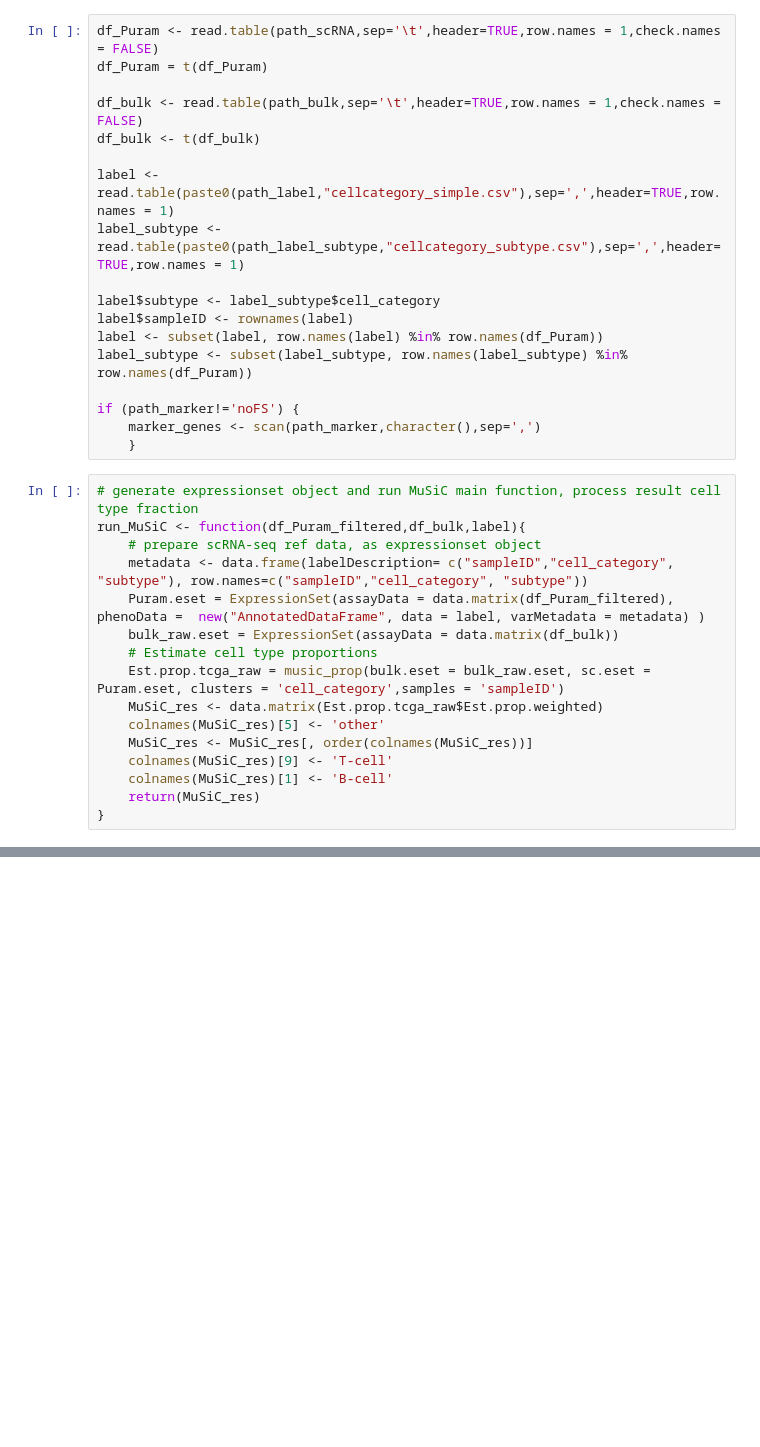
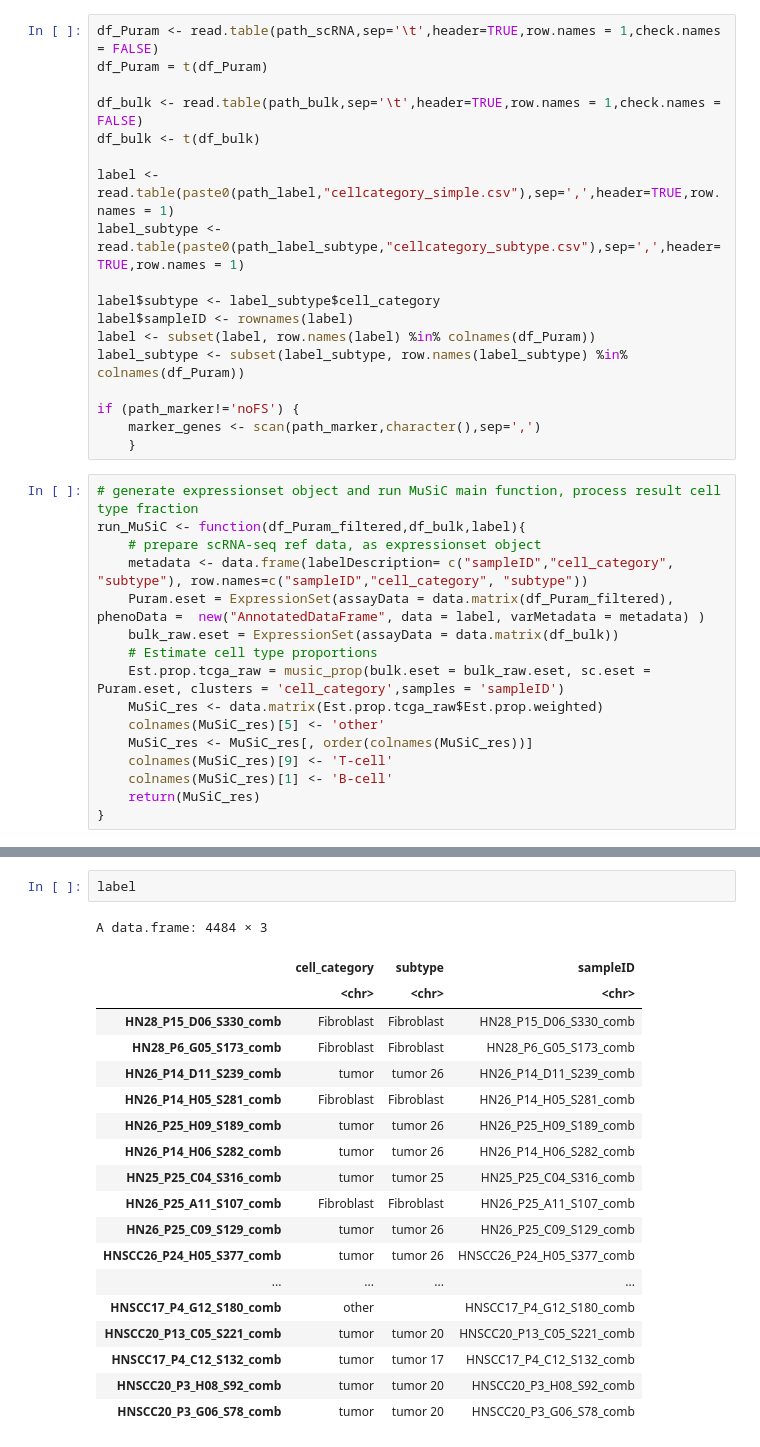
Before and after one commit to ElderMedic/HNSCCdeCon, a Jupyter notebook: runscripts/runMuSiC.ipynb, the cells around one changed output, grey strips where cells are left out. Cells and saved outputs as stored; diff of their text form; blank space fills up the shorter version.

```diff
--- a/runscripts/runMuSiC.ipynb
+++ b/runscripts/runMuSiC.ipynb
@@ -59,8 +70,8 @@ label_subtype <- read.table(paste0(path_label_subtype,"cellcategory_subtype.csv"
 
 label$subtype <- label_subtype$cell_category
 label$sampleID <- rownames(label)
-label <- subset(label, row.names(label) %in% row.names(df_Puram))
-label_subtype <- subset(label_subtype, row.names(label_subtype) %in% row.names(df_Puram))
+label <- subset(label, row.names(label) %in% colnames(df_Puram))
+label_subtype <- subset(label_subtype, row.names(label_subtype) %in% colnames(df_Puram))
 
 if (path_marker!='noFS') {
     marker_genes <- scan(path_marker,character(),sep=',')
@@ -83,0 +125,22 @@ run_MuSiC <- function(df_Puram_filtered,df_bulk,label){
+# %%
+label
+# %% [output]
+A data.frame: 4484 × 3
+|  | cell_category | subtype | sampleID |
+|  | <chr> | <chr> | <chr> |
+| HN28_P15_D06_S330_comb | Fibroblast | Fibroblast | HN28_P15_D06_S330_comb |
+| HN28_P6_G05_S173_comb | Fibroblast | Fibroblast | HN28_P6_G05_S173_comb |
+| HN26_P14_D11_S239_comb | tumor | tumor 26 | HN26_P14_D11_S239_comb |
+| HN26_P14_H05_S281_comb | Fibroblast | Fibroblast | HN26_P14_H05_S281_comb |
+| HN26_P25_H09_S189_comb | tumor | tumor 26 | HN26_P25_H09_S189_comb |
+| HN26_P14_H06_S282_comb | tumor | tumor 26 | HN26_P14_H06_S282_comb |
+| HN25_P25_C04_S316_comb | tumor | tumor 25 | HN25_P25_C04_S316_comb |
+| HN26_P25_A11_S107_comb | Fibroblast | Fibroblast | HN26_P25_A11_S107_comb |
+| HN26_P25_C09_S129_comb | tumor | tumor 26 | HN26_P25_C09_S129_comb |
+| HNSCC26_P24_H05_S377_comb | tumor | tumor 26 | HNSCC26_P24_H05_S377_comb |
+| ... | ... | ... | ... |
+| HNSCC17_P4_G12_S180_comb | other |  | HNSCC17_P4_G12_S180_comb |
+| HNSCC20_P13_C05_S221_comb | tumor | tumor 20 | HNSCC20_P13_C05_S221_comb |
+| HNSCC17_P4_C12_S132_comb | tumor | tumor 17 | HNSCC17_P4_C12_S132_comb |
+| HNSCC20_P3_H08_S92_comb | tumor | tumor 20 | HNSCC20_P3_H08_S92_comb |
+| HNSCC20_P3_G06_S78_comb | tumor | tumor 20 | HNSCC20_P3_G06_S78_comb |
```
Also changed, not shown: parts of 10 cells of this notebook, 4 other files.
